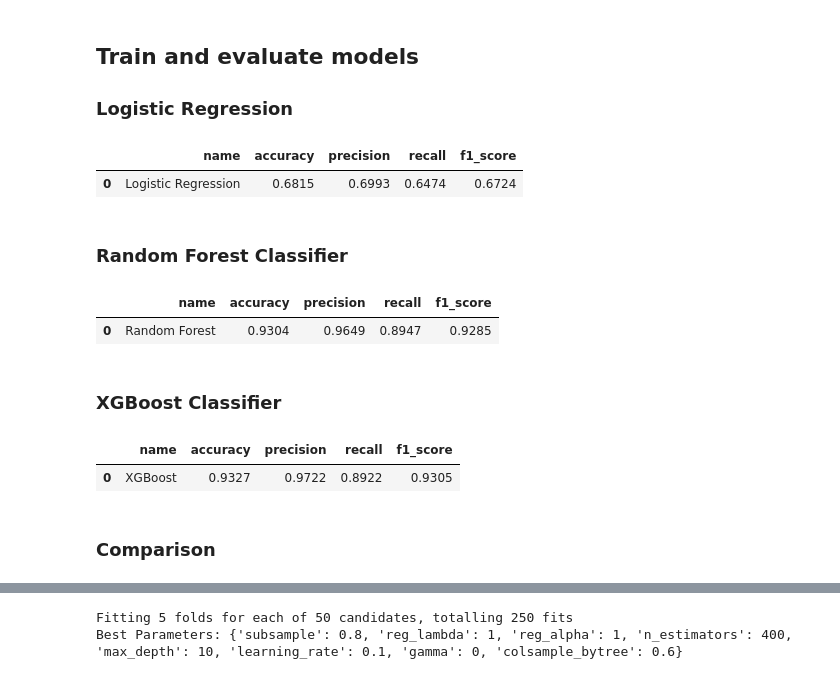
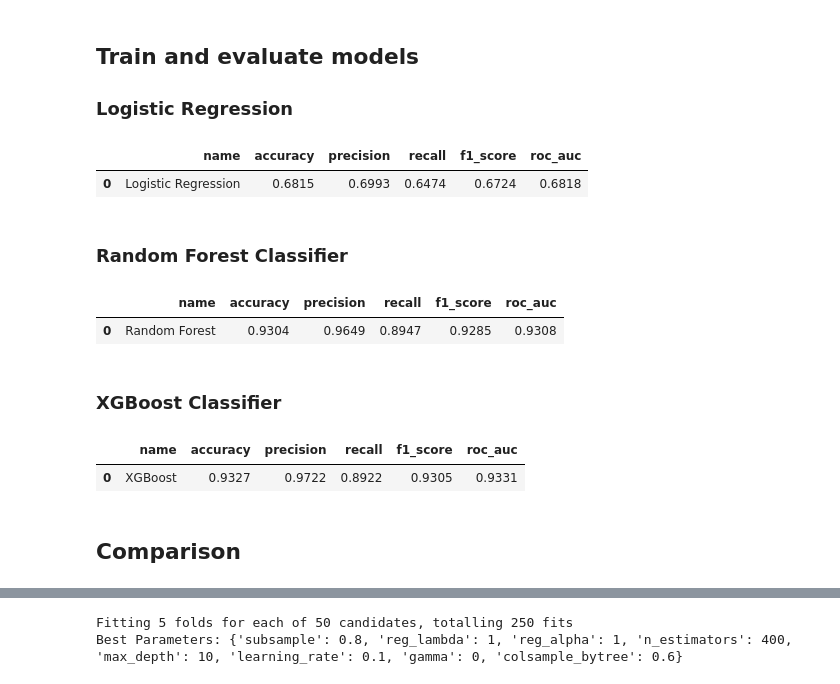
Before and after one commit to Aditya-k-23/Bank-Marketing, a Jupyter notebook: Analysis.ipynb, the cells around one changed output, grey strips where cells are left out. Saved outputs shown, nothing was run; the diff lists cells and outputs as text; code cells hidden in the pictures.

```diff
--- a/Analysis.ipynb
+++ b/Analysis.ipynb
@@ -478,31 +475,33 @@ y_test shape: (15969,)
 # %%
 # Initialize Logistic Regression model
 log_reg = LogisticRegression(random_state=42, class_weight='balanced',max_iter=1000)
 
 # Train the model
 log_reg.fit(X_train, y_train)
 
 # Predict on test data
 y_pred_log_reg = log_reg.predict(X_test)
 
 # Evaluation metrics for Logistic Regression
 log_reg_accuracy = round(accuracy_score(y_test, y_pred_log_reg), 4)
 log_reg_precision = round(precision_score(y_test, y_pred_log_reg), 4)
 log_reg_recall = round(recall_score(y_test, y_pred_log_reg), 4)
 log_reg_f1_score = round(f1_score(y_test, y_pred_log_reg), 4)
+log_reg_roc_auc = round(roc_auc_score(y_test, y_pred_log_reg), 4)
 
 # Display evaluation metrics
 log_reg_results = pd.DataFrame({
     'name': ['Logistic Regression'],
     'accuracy': [log_reg_accuracy],
     'precision': [log_reg_precision],
     'recall': [log_reg_recall],
-    'f1_score': [log_reg_f1_score]
+    'f1_score': [log_reg_f1_score],
+    'roc_auc': [log_reg_roc_auc]
 })
 log_reg_results
 # %% [output]
-|  | name | accuracy | precision | recall | f1_score |
-| 0 | Logistic Regression | 0.6815 | 0.6993 | 0.6474 | 0.6724 |
+|  | name | accuracy | precision | recall | f1_score | roc_auc |
+| 0 | Logistic Regression | 0.6815 | 0.6993 | 0.6474 | 0.6724 | 0.6818 |
 # %% [markdown]
 ### Random Forest Classifier
 # %%
@@ -520,6 +519,7 @@ rf_accuracy = round(accuracy_score(y_test, y_pred_rf), 4)
 rf_precision = round(precision_score(y_test, y_pred_rf), 4)
 rf_recall = round(recall_score(y_test, y_pred_rf), 4)
 rf_f1_score = round(f1_score(y_test, y_pred_rf), 4)
+rf_reg_roc_auc = round(roc_auc_score(y_test, y_pred_rf), 4)
 
 # Display evaluation metrics
 rf_results = pd.DataFrame({
@@ -527,12 +527,13 @@ rf_results = pd.DataFrame({
     'accuracy': [rf_accuracy],
     'precision': [rf_precision],
     'recall': [rf_recall],
-    'f1_score': [rf_f1_score]
+    'f1_score': [rf_f1_score],
+    'roc_auc': [rf_reg_roc_auc]
 })
 rf_results
 # %% [output]
-|  | name | accuracy | precision | recall | f1_score |
-| 0 | Random Forest | 0.9304 | 0.9649 | 0.8947 | 0.9285 |
+|  | name | accuracy | precision | recall | f1_score | roc_auc |
+| 0 | Random Forest | 0.9304 | 0.9649 | 0.8947 | 0.9285 | 0.9308 |
 # %% [markdown]
 ### XGBoost Classifier
 # %%
@@ -550,6 +551,7 @@ xgb_accuracy = round(accuracy_score(y_test, y_pred_xgb), 4)
 xgb_precision = round(precision_score(y_test, y_pred_xgb), 4)
 xgb_recall = round(recall_score(y_test, y_pred_xgb), 4)
 xgb_f1_score = round(f1_score(y_test, y_pred_xgb), 4)
+xgb_reg_roc_auc = round(roc_auc_score(y_test, y_pred_xgb), 4)
 
 # Display evaluation metrics
 xgb_results = pd.DataFrame({
@@ -557,14 +559,15 @@ xgb_results = pd.DataFrame({
     'accuracy': [xgb_accuracy],
     'precision': [xgb_precision],
     'recall': [xgb_recall],
-    'f1_score': [xgb_f1_score]
+    'f1_score': [xgb_f1_score],
+    'roc_auc': [xgb_reg_roc_auc]
 })
 xgb_results
 # %% [output]
-|  | name | accuracy | precision | recall | f1_score |
-| 0 | XGBoost | 0.9327 | 0.9722 | 0.8922 | 0.9305 |
+|  | name | accuracy | precision | recall | f1_score | roc_auc |
+| 0 | XGBoost | 0.9327 | 0.9722 | 0.8922 | 0.9305 | 0.9331 |
 # %% [markdown]
-### Comparison
+## Comparison
 # %%
 # Compare the different models
 pd.concat([log_reg_results, rf_results, xgb_results])
```
Also changed, not shown: parts of 23 cells of this notebook.
